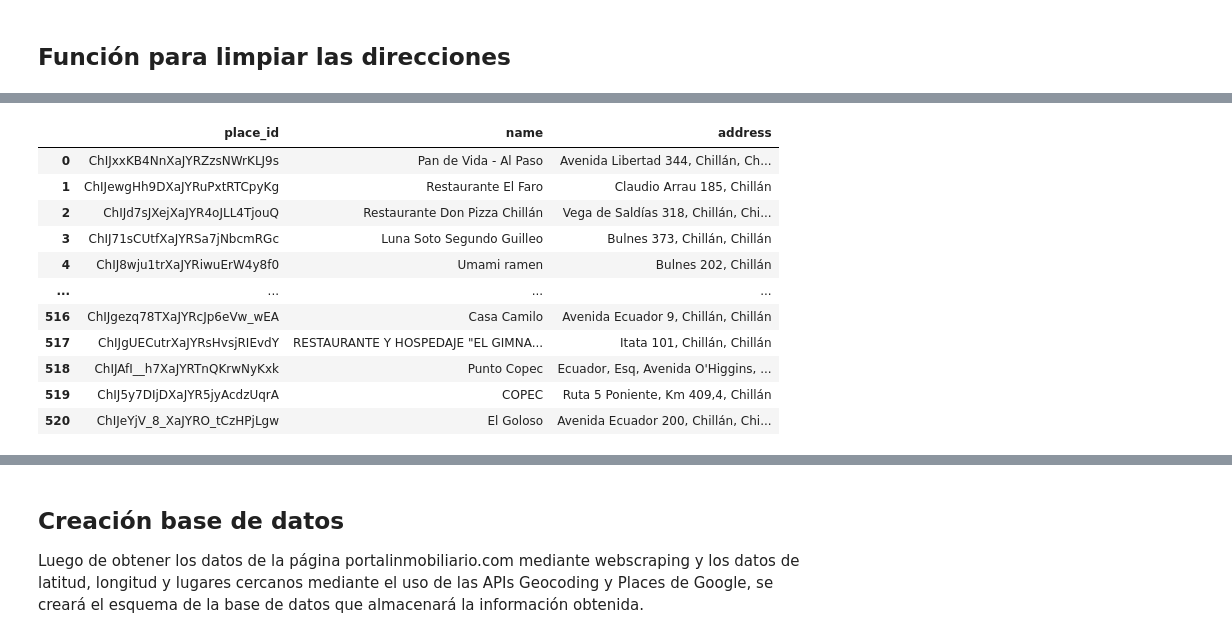
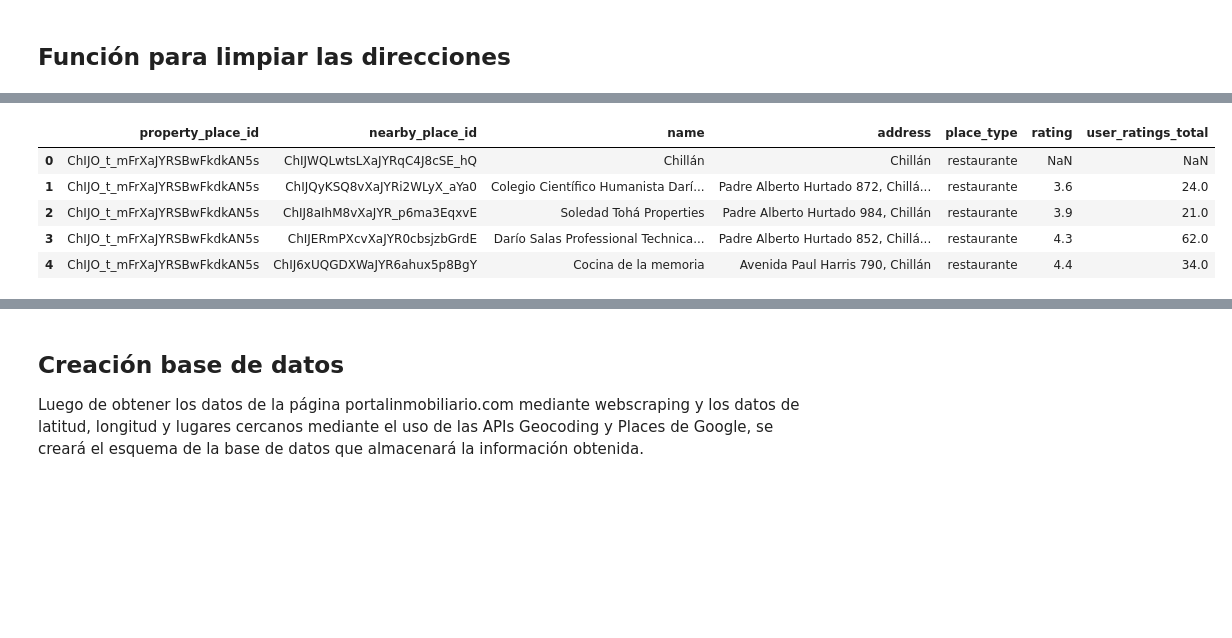
Before and after one commit to Kurt-Casteg/Proyecto_Almacenamiento, a Jupyter notebook: Trabajo_Final_ACD.ipynb, the cells around one changed output, grey strips where cells are left out. Cells and saved outputs as stored; diff of their text form; code cells hidden in the pictures; blank space fills up the shorter version.

```diff
--- a/Trabajo_Final_ACD.ipynb
+++ b/Trabajo_Final_ACD.ipynb
@@ -499,54 +495,62 @@ Places
 # %%
 # Inicializa el cliente de Google Maps
 gmaps = googlemaps.Client(key=api_key)
 
 # Función para obtener lugares cercanos
-def get_nearby_places(location, radius, types):
+def get_nearby_places(location, radius, place_types, property_place_id):
+    nearby_places = []
     try:
-        # Llama a la API de Places Nearby Search
-        places_result = gmaps.places_nearby(location=location, radius=radius, type=types)
+        for place_type in place_types:
+            # Llama a la API de Places Nearby Search para cada tipo
+            places_result = gmaps.places_nearby(location=location, radius=radius, type=place_type)
 
-        # Verifica si hay resultados
-        if 'results' in places_result:
-            return places_result['results']
-        else:
-            print(f"No se encontraron resultados para la ubicación {location}, tipo: {types}")
-            return []
+            # Verifica si hay resultados
+            if 'results' in places_result:
+                for place in places_result['results']:
+                    # Extraer los datos con manejo de ausencia de campos
+                    nearby_places.append({
+                        'property_place_id': property_place_id,  # Identificador de la propiedad original
+                        'nearby_place_id': place.get('place_id'),  # Identificador del lugar cercano
+                        'name': place.get('name'),
+                        'address': place.get('vicinity', 'Dirección no disponible'),
+                        'place_type': place_type,
+                        'rating': place.get('rating', None),
+                        'user_ratings_total': place.get('user_ratings_total', None)
+                    })
+            else:
+                print(f"No se encontraron resultados para la ubicación {location}, tipo: {place_type}")
     except Exception as e:
-        print(f"Error obteniendo lugares cercanos para {location}, tipo: {types}: {e}")
-        return []
+        print(f"Error obteniendo lugares cercanos para {location}, tipos: {place_types}: {e}")
+    return nearby_places
 
 # Procesar datos de un DataFrame
-nearby_places_data = []
+def process_places_dataframe(df, radio_busqueda, busqueda_rubros):
+    nearby_places_data = []
 
-for index, row in df.iterrows():
-    if row.get('latitude') and row.get('longitude'):
-        # Construye la coordenada de la ubicación
-        location = f"{row['latitude']},{row['longitude']}"
-        # Busca lugares cercanos (restaurantes y supermercados)
-        nearby_places = get_nearby_places(location, radio_busqueda, 'restaurant|supermarket')
+    for index, row in df.iterrows():
+        if pd.notna(row.get('latitude')) and pd.notna(row.get('longitude')):
+            # Construye la coordenada de la ubicación
+            location = f"{row['latitude']},{row['longitude']}"
+            # Busca lugares cercanos
+            nearby_places = get_nearby_places(location, radio_busqueda, busqueda_rubros, row['place_id'])
 
-        # Procesa y guarda los resultados
-        for place in nearby_places:
-            nearby_places_data.append({
-                'place_id': place.get('place_id'),
-                'name': place.get('name'),
-                'address': place.get('vicinity')
-            })
+            # Agregar los resultados al DataFrame
+            nearby_places_data.extend(nearby_places)
 
-# Crear DataFrame para nearby_places_data
-nearby_places_df = pd.DataFrame(nearby_places_data)
-nearby_places_df
+    # Crear DataFrame con los lugares cercanos
+    return pd.DataFrame(nearby_places_data, columns=[
+        'property_place_id', 'nearby_place_id', 'name', 'address', 'place_type', 'rating', 'user_ratings_total'
+    ])
+
+# Supongamos que df es el DataFrame original con las coordenadas
+nearby_places_df = process_places_dataframe(df, radio_busqueda, busqueda_rubros)
+
+# Muestra el DataFrame resultante
+nearby_places_df.head()
 # %% [output]
-|  | place_id | name | address |
-| 0 | ChIJxxKB4NnXaJYRZzsNWrKLJ9s | Pan de Vida - Al Paso | Avenida Libertad 344, Chillán, Ch... |
-| 1 | ChIJewgHh9DXaJYRuPxtRTCpyKg | Restaurante El Faro | Claudio Arrau 185, Chillán |
-| 2 | ChIJd7sJXejXaJYR4oJLL4TjouQ | Restaurante Don Pizza Chillán | Vega de Saldías 318, Chillán, Chi... |
-| 3 | ChIJ71sCUtfXaJYRSa7jNbcmRGc | Luna Soto Segundo Guilleo | Bulnes 373, Chillán, Chillán |
-| 4 | ChIJ8wju1trXaJYRiwuErW4y8f0 | Umami ramen | Bulnes 202, Chillán |
-| ... | ... | ... | ... |
-| 516 | ChIJgezq78TXaJYRcJp6eVw_wEA | Casa Camilo | Avenida Ecuador 9, Chillán, Chillán |
-| 517 | ChIJgUECutrXaJYRsHvsjRIEvdY | RESTAURANTE Y HOSPEDAJE "EL GIMNA... | Itata 101, Chillán, Chillán |
-| 518 | ChIJAfI__h7XaJYRTnQKrwNyKxk | Punto Copec | Ecuador, Esq, Avenida O'Higgins, ... |
-| 519 | ChIJ5y7DIjDXaJYR5jyAcdzUqrA | COPEC | Ruta 5 Poniente, Km 409,4, Chillán |
-| 520 | ChIJeYjV_8_XaJYRO_tCzHPjLgw | El Goloso | Avenida Ecuador 200, Chillán, Chi... |
+|  | property_place_id | nearby_place_id | name | address | place_type | rating | user_ratings_total |
+| 0 | ChIJO_t_mFrXaJYRSBwFkdkAN5s | ChIJWQLwtsLXaJYRqC4J8cSE_hQ | Chillán | Chillán | restaurante | NaN | NaN |
+| 1 | ChIJO_t_mFrXaJYRSBwFkdkAN5s | ChIJQyKSQ8vXaJYRi2WLyX_aYa0 | Colegio Científico Humanista Darí... | Padre Alberto Hurtado 872, Chillá... | restaurante | 3.6 | 24.0 |
+| 2 | ChIJO_t_mFrXaJYRSBwFkdkAN5s | ChIJ8aIhM8vXaJYR_p6ma3EqxvE | Soledad Tohá Properties | Padre Alberto Hurtado 984, Chillán | restaurante | 3.9 | 21.0 |
+| 3 | ChIJO_t_mFrXaJYRSBwFkdkAN5s | ChIJERmPXcvXaJYR0cbsjzbGrdE | Darío Salas Professional Technica... | Padre Alberto Hurtado 852, Chillá... | restaurante | 4.3 | 62.0 |
+| 4 | ChIJO_t_mFrXaJYRSBwFkdkAN5s | ChIJ6xUQGDXWaJYR6ahux5p8BgY | Cocina de la memoria | Avenida Paul Harris 790, Chillán | restaurante | 4.4 | 34.0 |
```
Also changed, not shown: parts of 6 cells of this notebook.
